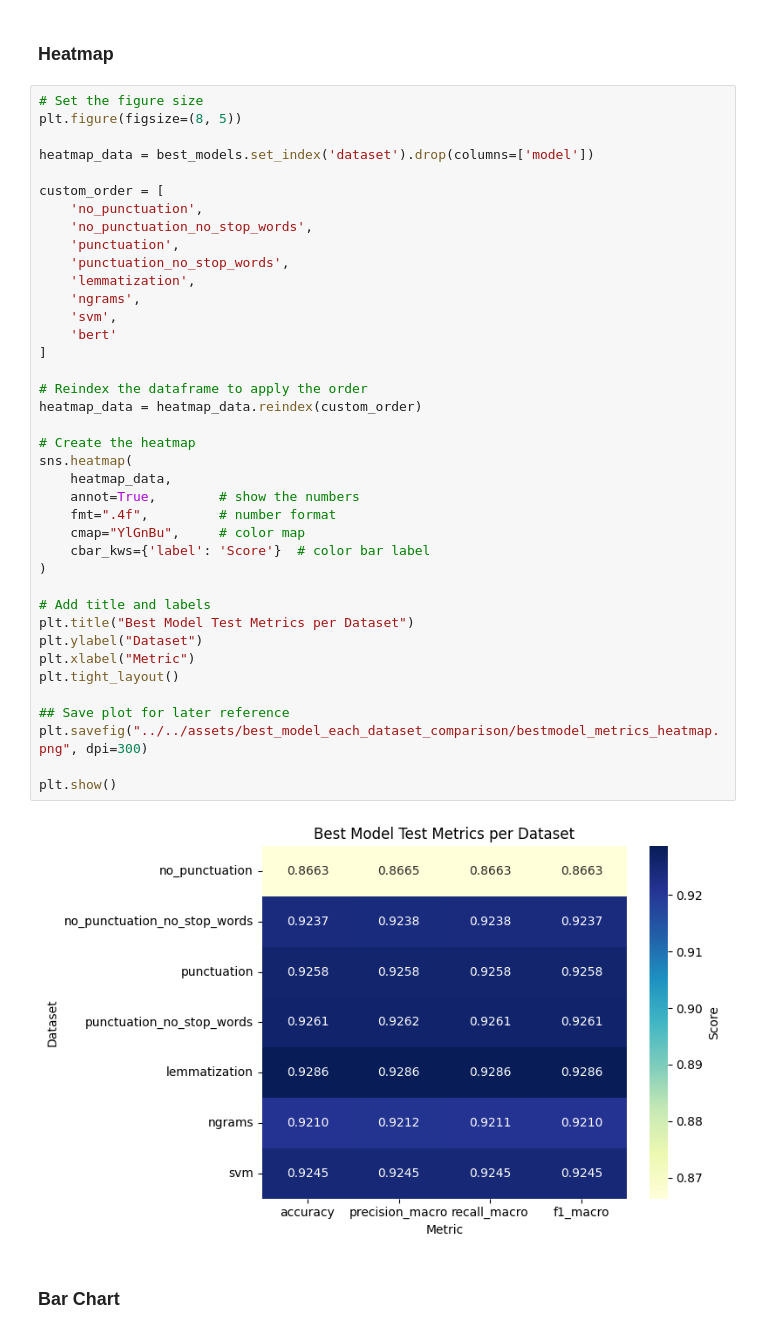
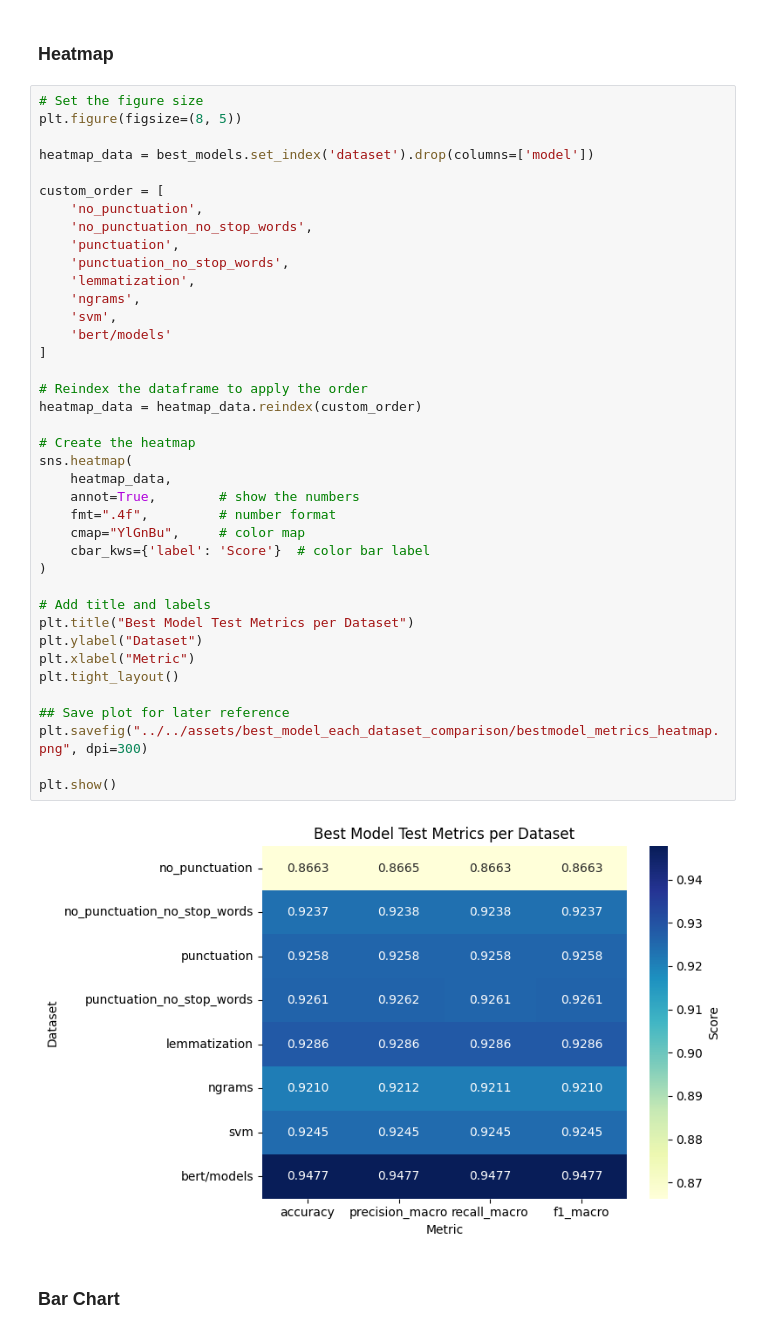
Before and after one commit to DuarteCruz6/MLChallenge-2526, a Jupyter notebook: presentation/notebooks/other_stuff/dataset_comparison.ipynb, the cells around one changed output. Drawn from its saved outputs; the diff is of its cells as text.

```diff
--- a/presentation/notebooks/other_stuff/dataset_comparison.ipynb
+++ b/presentation/notebooks/other_stuff/dataset_comparison.ipynb
@@ -233,35 +235,35 @@ custom_order = [
     'punctuation',
     'punctuation_no_stop_words',
     'lemmatization',
     'ngrams',
     'svm',
-    'bert'
+    'bert/models'
 ]
 
 # Reindex the dataframe to apply the order
 heatmap_data = heatmap_data.reindex(custom_order)
 
 # Create the heatmap
 sns.heatmap(
     heatmap_data,
     annot=True,        # show the numbers
     fmt=".4f",         # number format
     cmap="YlGnBu",     # color map
     cbar_kws={'label': 'Score'}  # color bar label
 )
 
 # Add title and labels
 plt.title("Best Model Test Metrics per Dataset")
 plt.ylabel("Dataset")
 plt.xlabel("Metric")
 plt.tight_layout()
 
 ## Save plot for later reference
 plt.savefig("../../assets/best_model_each_dataset_comparison/bestmodel_metrics_heatmap.png", dpi=300)
 
 plt.show()
 # %% [output]
-[figure, old version]
+[figure, new version]
 # %% [markdown]
 ### Bar Chart
 # %%
```
Also changed, not shown: parts of 7 cells of this notebook, 7 other files.
